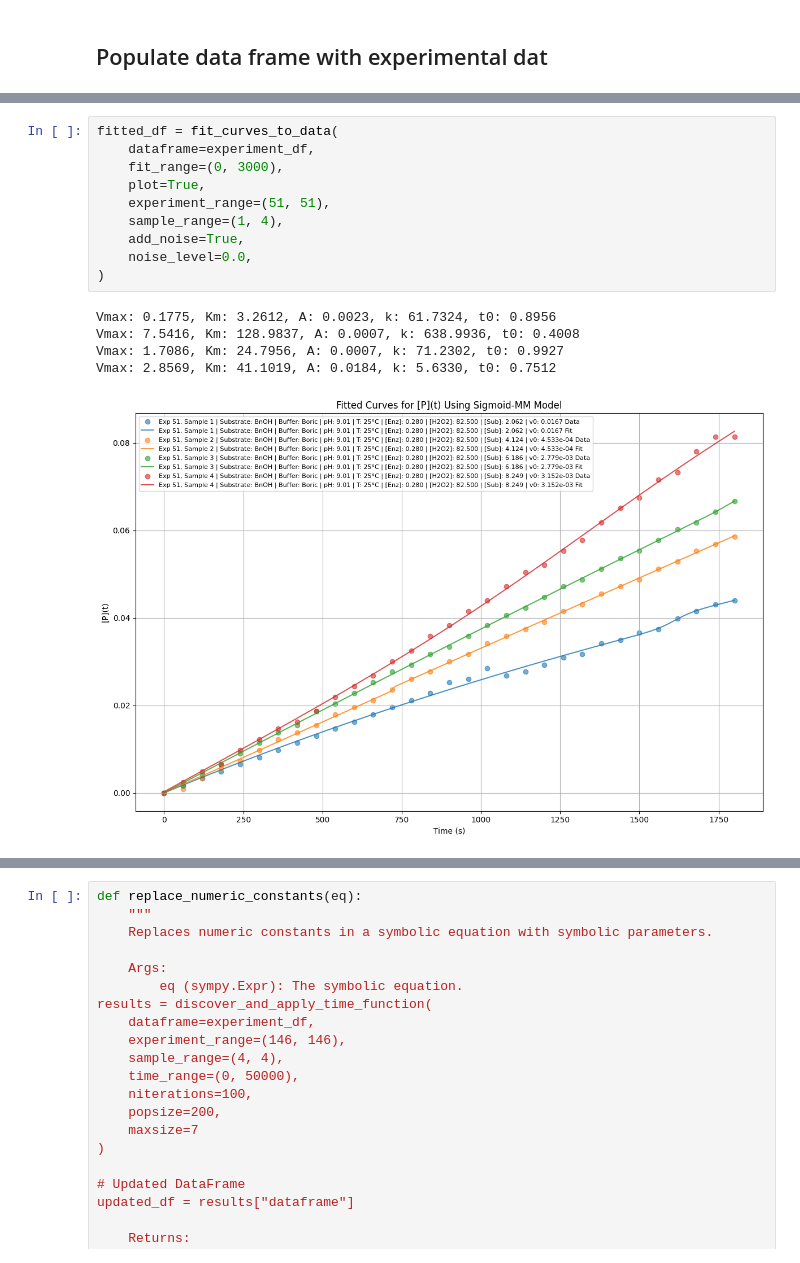
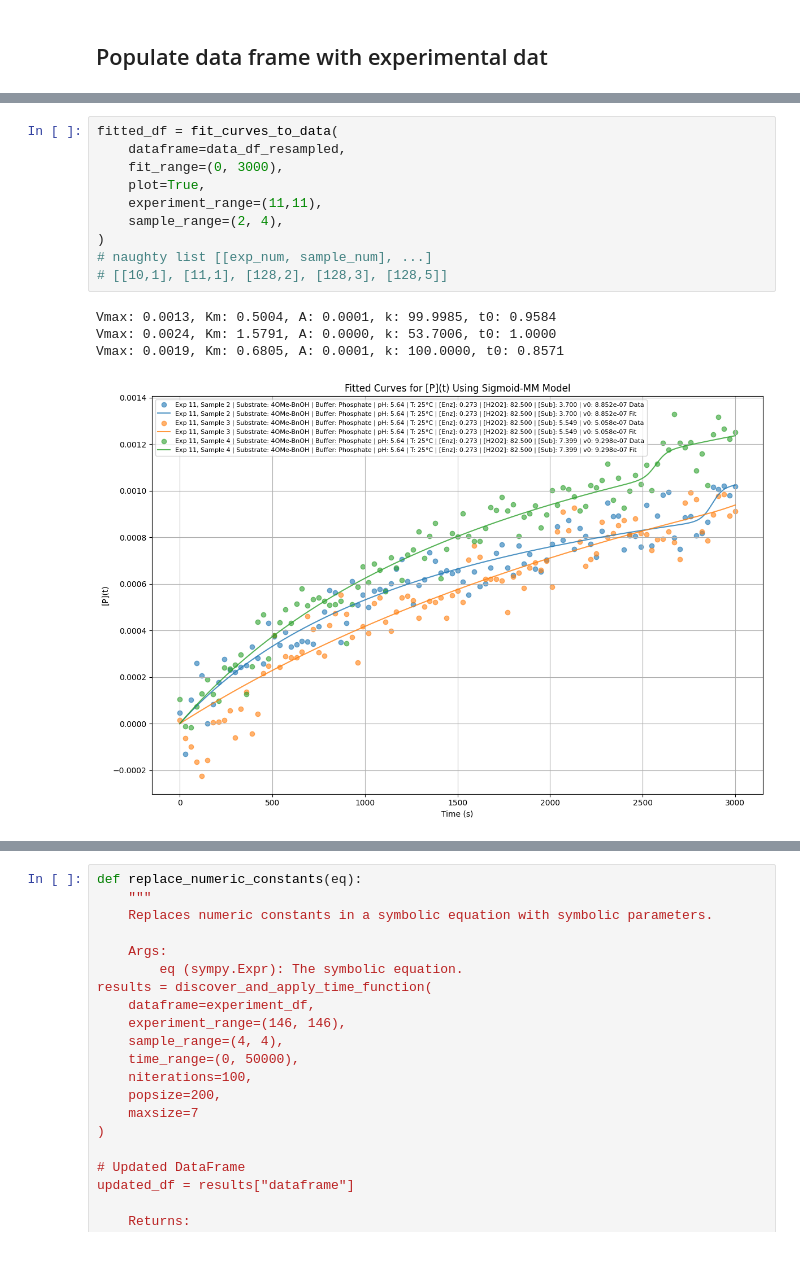
Before and after one commit to madsr2d2/masterThesis, a Jupyter notebook: masterThesis.ipynb, the cells around one changed output, grey strips where cells are left out. Cells and saved outputs as stored; diff of their text form.

```diff
--- a/masterThesis.ipynb
+++ b/masterThesis.ipynb
@@ -1338,22 +1075,21 @@ def fit_curves_to_data(
         plt.show()
 
     return df
-# %%
-fitted_df = fit_curves_to_data(
-    dataframe=experiment_df,
-    fit_range=(0, 3000),
-    plot=True,
-    experiment_range=(51, 51),
-    sample_range=(1, 4),
-    add_noise=True,
-    noise_level=0.0,
-)
-# %% [output]
-Vmax: 0.1775, Km: 3.2612, A: 0.0023, k: 61.7324, t0: 0.8956
-Vmax: 7.5416, Km: 128.9837, A: 0.0007, k: 638.9936, t0: 0.4008
-Vmax: 1.7086, Km: 24.7956, A: 0.0007, k: 71.2302, t0: 0.9927
-Vmax: 2.8569, Km: 41.1019, A: 0.0184, k: 5.6330, t0: 0.7512
-[figure, removed]
+# %%
+fitted_df = fit_curves_to_data(
+    dataframe=data_df_resampled,
+    fit_range=(0, 3000),
+    plot=True,
+    experiment_range=(11,11),
+    sample_range=(2, 4),
+)
+# naughty list [[exp_num, sample_num], ...]
+# [[10,1], [11,1], [128,2], [128,3], [128,5]]
+# %% [output]
+Vmax: 0.0013, Km: 0.5004, A: 0.0001, k: 99.9985, t0: 0.9584
+Vmax: 0.0024, Km: 1.5791, A: 0.0000, k: 53.7006, t0: 1.0000
+Vmax: 0.0019, Km: 0.6805, A: 0.0001, k: 100.0000, t0: 0.8571
+[figure, added]
 # %%
 fitted_df.head()
 v0 = np.array(fitted_df['v0'])
```
Also changed, not shown: parts of 19 cells of this notebook, 2 other files.
